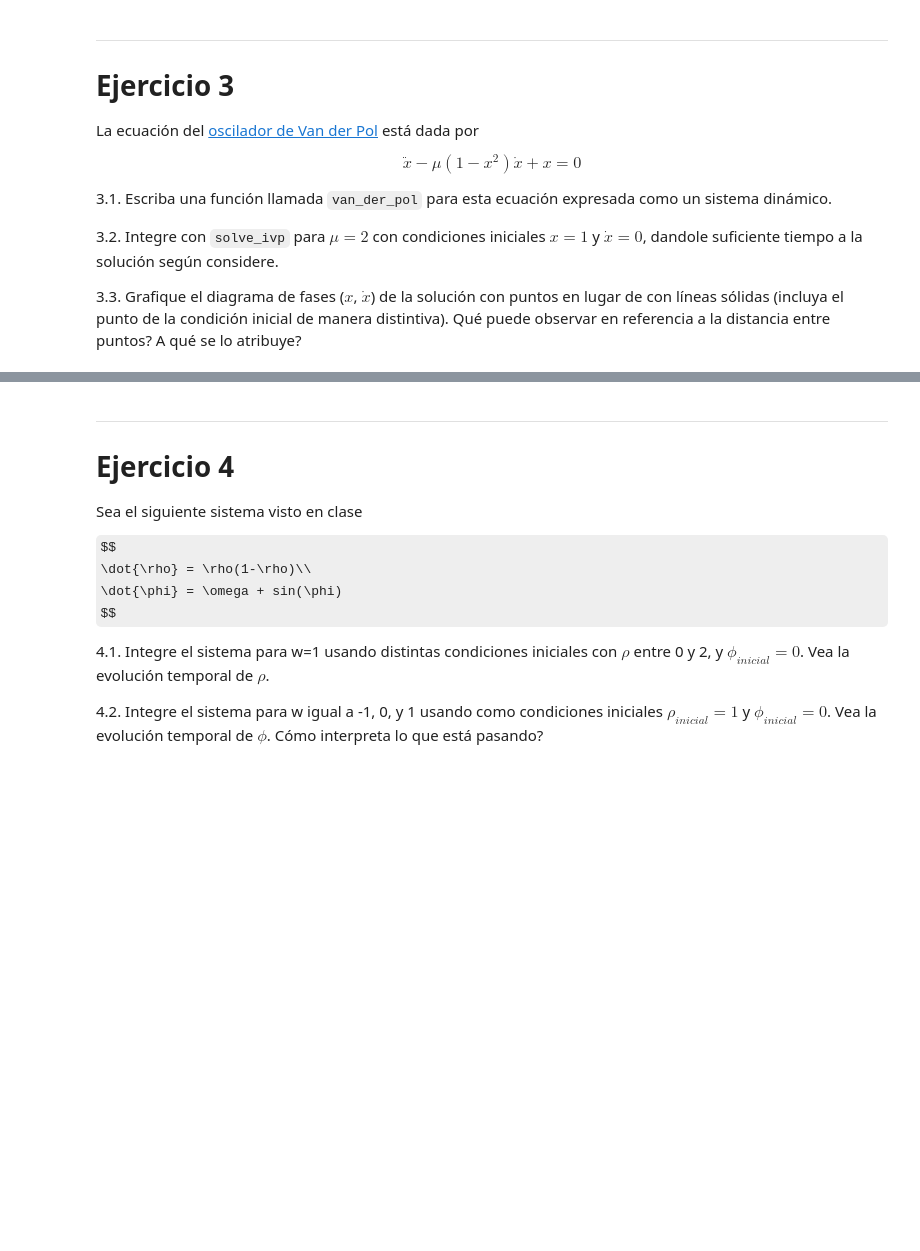
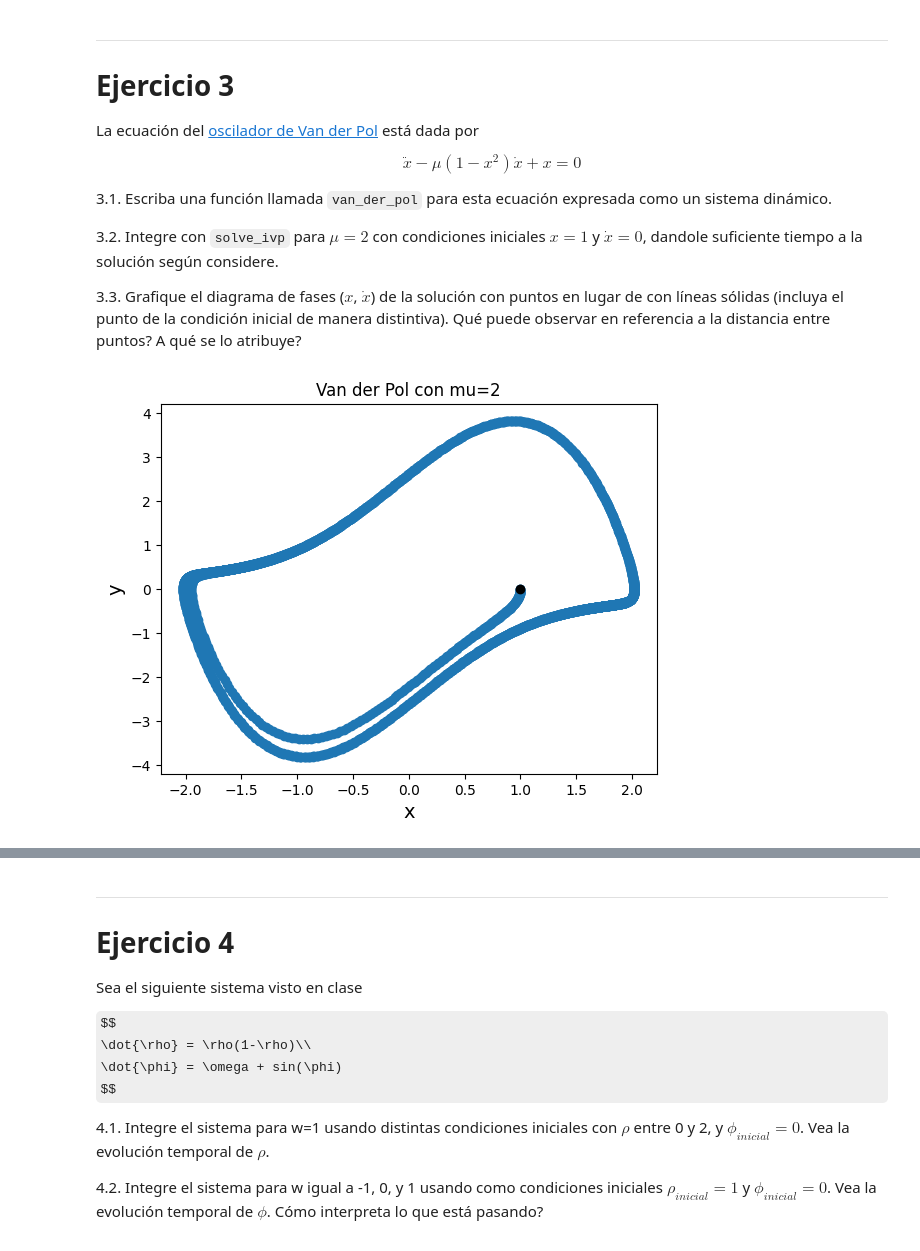
Before and after one commit to HBocaccio/NumLabIMC, a Jupyter notebook: Colabs/nb04_Metodos2D.ipynb, the cells around one changed output, grey strips where cells are left out. Cells and saved outputs as stored; diff of their text form; code cells hidden in the pictures; some formulas as TeX source; blank space fills up the shorter version.

```diff
--- a/Colabs/nb04_Metodos2D.ipynb
+++ b/Colabs/nb04_Metodos2D.ipynb
@@ -534,0 +646,32 @@ $$
+# %%
+# # # COMPLETAR
+def van_der_pol(t, z, mu=1):
+    x = z[0]
+    y = z[1]
+    dxdt = y
+    dydt = mu*(1-x**2)*y - x
+    return [dxdt, dydt]
+
+MU = 2
+DT = 0.01c=t_sol,
+TMAX = 30
+t = np.arange(0, TMAX, DT)
+
+ti = t[0]
+xi = 1
+yi = 0
+zi = [xi, yi]
+
+sol = sp.integrate.solve_ivp(van_der_pol, [t[0], t[-1]], zi, t_eval=t, method='RK45', args=(MU,))
+t_sol = sol.t
+x_sol = sol.y[0, :]
+y_sol = sol.y[1, :]
+
+plt.title(f"Van der Pol con mu={MU}")
+plt.scatter(x_sol, y_sol, cmap='viridis')
+plt.plot(xi, yi, 'ko')
+plt.xlabel('x', fontsize=14)
+plt.ylabel('y', fontsize=14)
+plt.show()
+# %% [output]
+[figure, added]
```
Also changed, not shown: parts of 24 cells of this notebook.
